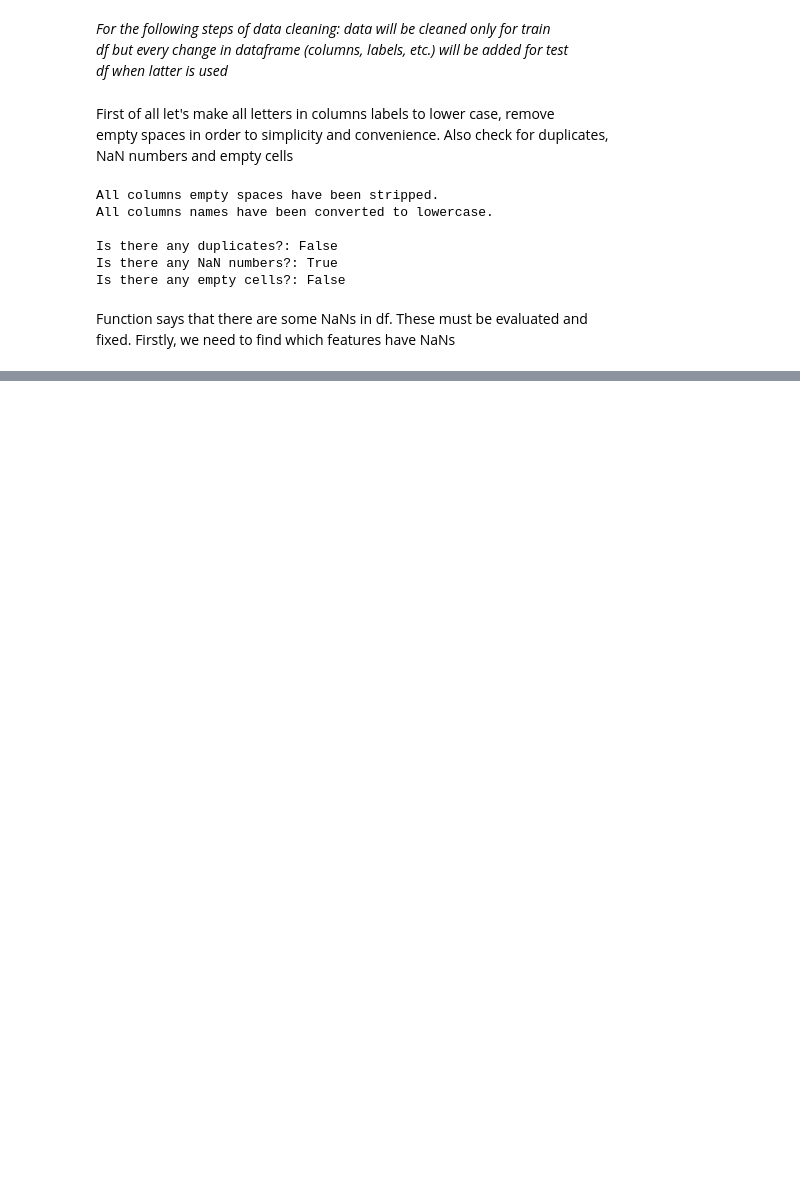
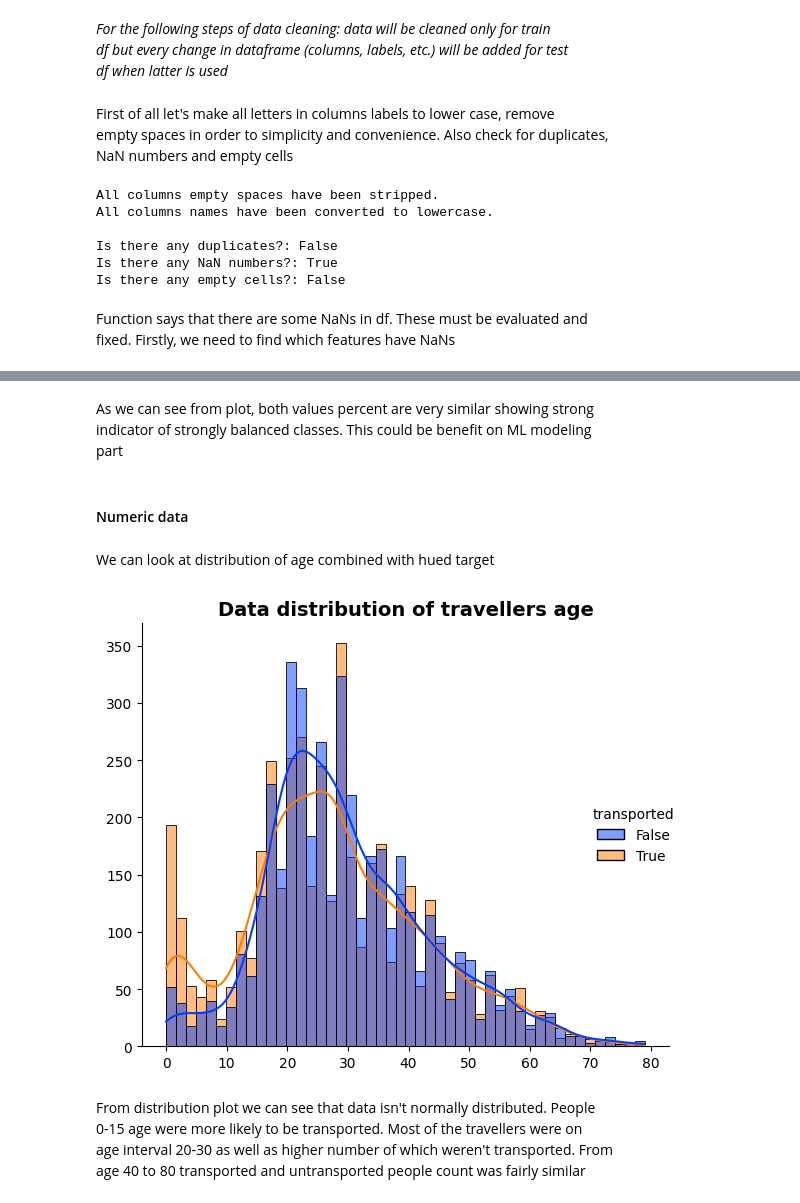
Before and after one commit to ShariYo/Modul3_Sprint3, a Jupyter notebook: project/main.ipynb, the cells around one changed output, grey strips where cells are left out. Saved outputs shown, nothing was run; the diff lists cells and outputs as text; code cells hidden in the pictures; blank space fills up the shorter version.

```diff
--- a/project/main.ipynb
+++ b/project/main.ipynb
@@ -112,0 +173,24 @@ NaN on average: 166.0
+# %% [markdown]
+As we can see from plot, both values percent are very similar showing strong
+indicator of strongly balanced classes. This  could be benefit on ML modeling
+part
+# %% [markdown]
+#### Numeric data
+# %% [markdown]
+We can look at distribution of age combined with hued target
+# %%
+sand.f_displot(
+    data=train_df,
+    xaxis="age",
+    hue="transported",
+    palette="bright",
+    kde=True,
+    title="Data distribution of travellers age"
+)
+# %% [output]
+[figure, added]
+# %% [markdown]
+From distribution plot we can see that data isn't normally distributed. People
+0-15 age were more likely to be transported. Most of the travellers were on
+age interval 20-30 as well as higher number of which weren't transported. From
+age 40 to 80 transported and untransported people count was fairly similar
```
Also changed, not shown: parts of 14 cells of this notebook, 2 other files.
